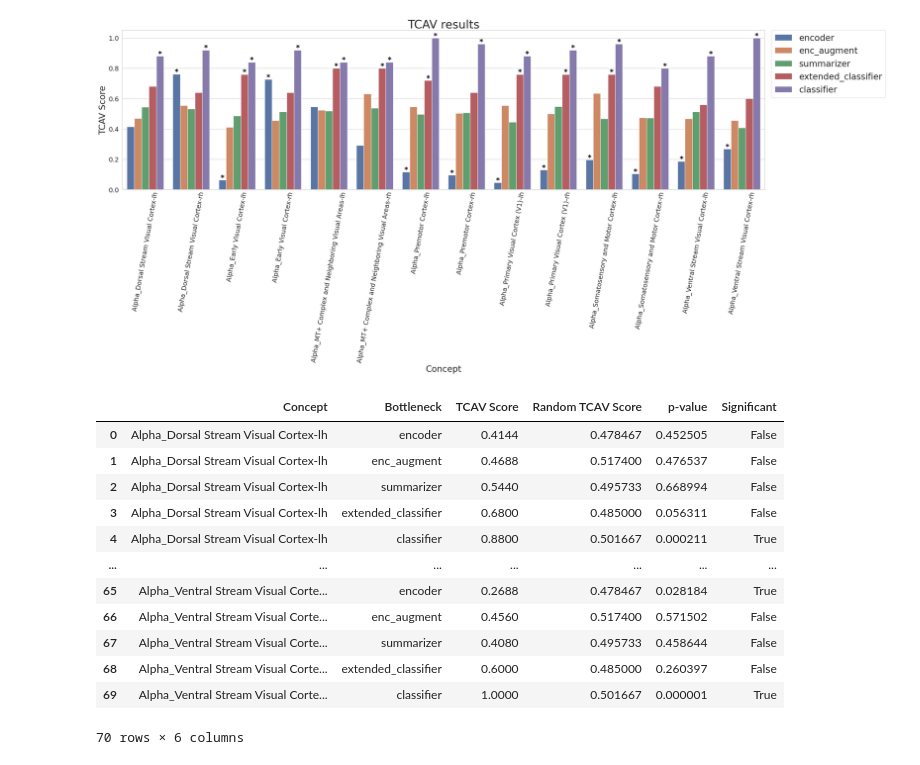
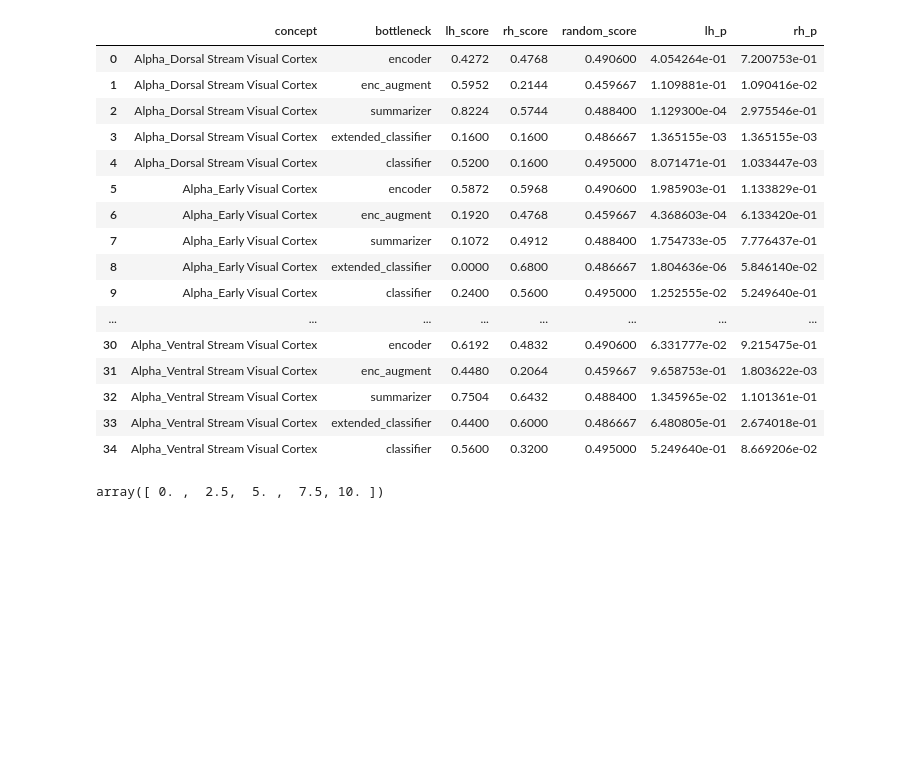
Before and after one commit to gjoelbye/TCAV-BENDR, a Jupyter notebook: notebooks/TCAV_visualisations.ipynb, the cells around one changed output. Drawn from its saved outputs; the diff is of its cells as text; code cells hidden in the pictures; blank space fills up the shorter version.

```diff
--- a/notebooks/TCAV_visualisations.ipynb
+++ b/notebooks/TCAV_visualisations.ipynb
@@ -61,5 +11,0 @@ def present_results(result_summary, random_i_ups, min_p_val=0.05):
-# %%
-# Load the TCAV results
-RESULTS_PATH = '../../data/TCAV results/tcav_results_left_performed_tuh.pkl'
-with open(RESULTS_PATH, 'rb') as f:
-    results = pickle.load(f)
@@ -93,21 +11,0 @@ dict_keys(['encoder', 'enc_augment', 'summarizer', 'extended_classifier', 'class
-# %%
-min_p_value = 0.05
-
-for concept in result_summary:
-
-    # if not random
-    if not is_random_concept(concept):
-        print(" ", "Concept =", concept)
-
-        for bottleneck in result_summary[concept]:
-            i_ups = [item['i_up'] for item in result_summary[concept][bottleneck]]
-
-            # Calculate statistical significance
-            _, p_val = ttest_ind(random_i_ups[bottleneck], i_ups)
-
-            print(3 * " ", "Bottleneck =", ("%s. TCAV Score = %.2f (+- %.2f), "
-                                            "random was %.2f (+- %.2f). p-val = %.3f (%s)") % (
-                    bottleneck, np.mean(i_ups), np.std(i_ups),
-                    np.mean(random_i_ups[bottleneck]),
-                    np.std(random_i_ups[bottleneck]), p_val,
-                    "not significant" if p_val > min_p_value else "significant"))
@@ -206,17 +11,0 @@ def plot_results(result_summary, random_i_ups, min_p_val=0.05):
-# %%
-plot_results(result_summary, random_i_ups)
-# %% [output]
-[figure, removed]
-|  | Concept | Bottleneck | TCAV Score | Random TCAV Score | p-value | Significant |
-| 0 | Alpha_Dorsal Stream Visual Cortex-lh | encoder | 0.4144 | 0.478467 | 0.452505 | False |
-| 1 | Alpha_Dorsal Stream Visual Cortex-lh | enc_augment | 0.4688 | 0.517400 | 0.476537 | False |
-| 2 | Alpha_Dorsal Stream Visual Cortex-lh | summarizer | 0.5440 | 0.495733 | 0.668994 | False |
-| 3 | Alpha_Dorsal Stream Visual Cortex-lh | extended_classifier | 0.6800 | 0.485000 | 0.056311 | False |
-| 4 | Alpha_Dorsal Stream Visual Cortex-lh | classifier | 0.8800 | 0.501667 | 0.000211 | True |
-| ... | ... | ... | ... | ... | ... | ... |
-| 65 | Alpha_Ventral Stream Visual Corte... | encoder | 0.2688 | 0.478467 | 0.028184 | True |
-| 66 | Alpha_Ventral Stream Visual Corte... | enc_augment | 0.4560 | 0.517400 | 0.571502 | False |
-| 67 | Alpha_Ventral Stream Visual Corte... | summarizer | 0.4080 | 0.495733 | 0.458644 | False |
-| 68 | Alpha_Ventral Stream Visual Corte... | extended_classifier | 0.6000 | 0.485000 | 0.260397 | False |
-| 69 | Alpha_Ventral Stream Visual Corte... | classifier | 1.0000 | 0.501667 | 0.000001 | True |
-70 rows × 6 columns
@@ -222,0 +116,35 @@ plot_results(result_summary, random_i_ups)
+# %%
+result_path = 'data/tcav_results_0502223524939809_TUH_clean_all_divide_Falsesigma_Falseabs_100.0_210702_010523_25.pkl'
+with open(result_path, 'rb') as f:
+    results = pickle.load(f)
+
+results = sorted(results, key=lambda k: k['cav_concept'])
+
+result_summary, random_i_ups = summarize_results(results)
+df = get_tcav_results(result_summary, random_i_ups)
+df_merge = merge_left_right_results(df)
+df_extra = move_left_right_to_colomn(df)
+# %%
+df_merge
+# %% [output]
+|  | concept | bottleneck | lh_score | rh_score | random_score | lh_p | rh_p |
+| 0 | Alpha_Dorsal Stream Visual Cortex | encoder | 0.4272 | 0.4768 | 0.490600 | 4.054264e-01 | 7.200753e-01 |
+| 1 | Alpha_Dorsal Stream Visual Cortex | enc_augment | 0.5952 | 0.2144 | 0.459667 | 1.109881e-01 | 1.090416e-02 |
+| 2 | Alpha_Dorsal Stream Visual Cortex | summarizer | 0.8224 | 0.5744 | 0.488400 | 1.129300e-04 | 2.975546e-01 |
+| 3 | Alpha_Dorsal Stream Visual Cortex | extended_classifier | 0.1600 | 0.1600 | 0.486667 | 1.365155e-03 | 1.365155e-03 |
+| 4 | Alpha_Dorsal Stream Visual Cortex | classifier | 0.5200 | 0.1600 | 0.495000 | 8.071471e-01 | 1.033447e-03 |
+| 5 | Alpha_Early Visual Cortex | encoder | 0.5872 | 0.5968 | 0.490600 | 1.985903e-01 | 1.133829e-01 |
+| 6 | Alpha_Early Visual Cortex | enc_augment | 0.1920 | 0.4768 | 0.459667 | 4.368603e-04 | 6.133420e-01 |
+| 7 | Alpha_Early Visual Cortex | summarizer | 0.1072 | 0.4912 | 0.488400 | 1.754733e-05 | 7.776437e-01 |
+| 8 | Alpha_Early Visual Cortex | extended_classifier | 0.0000 | 0.6800 | 0.486667 | 1.804636e-06 | 5.846140e-02 |
+| 9 | Alpha_Early Visual Cortex | classifier | 0.2400 | 0.5600 | 0.495000 | 1.252555e-02 | 5.249640e-01 |
+| ... | ... | ... | ... | ... | ... | ... | ... |
+| 30 | Alpha_Ventral Stream Visual Cortex | encoder | 0.6192 | 0.4832 | 0.490600 | 6.331777e-02 | 9.215475e-01 |
+| 31 | Alpha_Ventral Stream Visual Cortex | enc_augment | 0.4480 | 0.2064 | 0.459667 | 9.658753e-01 | 1.803622e-03 |
+| 32 | Alpha_Ventral Stream Visual Cortex | summarizer | 0.7504 | 0.6432 | 0.488400 | 1.345965e-02 | 1.101361e-01 |
+| 33 | Alpha_Ventral Stream Visual Cortex | extended_classifier | 0.4400 | 0.6000 | 0.486667 | 6.480805e-01 | 2.674018e-01 |
+| 34 | Alpha_Ventral Stream Visual Cortex | classifier | 0.5600 | 0.3200 | 0.495000 | 5.249640e-01 | 8.669206e-02 |
+# %%
+np.linspace(0, 10, 5)
+# %% [output]
+array([ 0. ,  2.5,  5. ,  7.5, 10. ])
```
Also changed, not shown: parts of 8 cells of this notebook.
